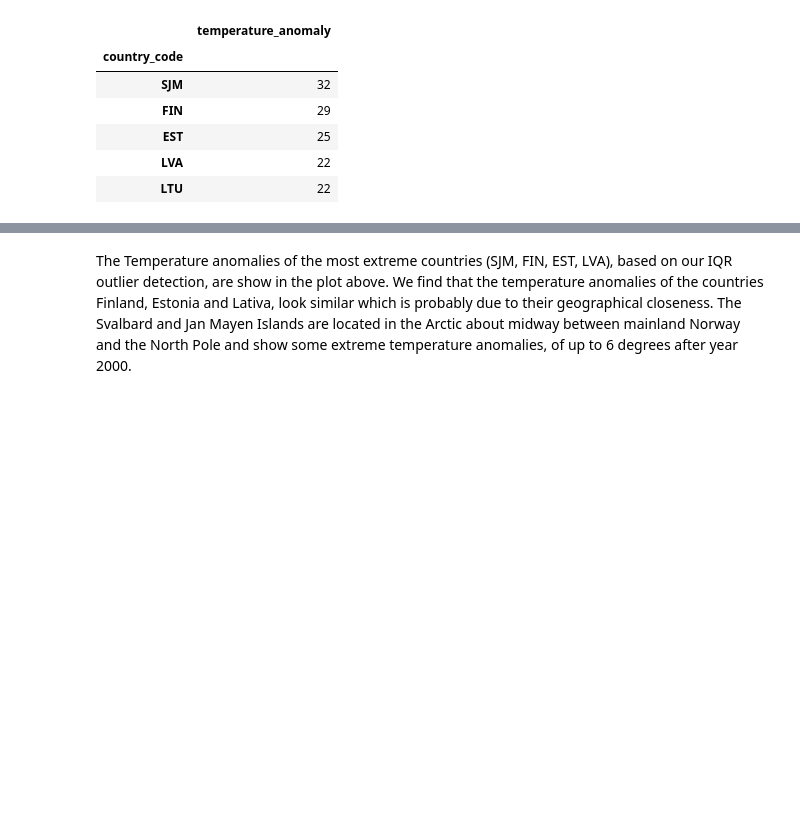
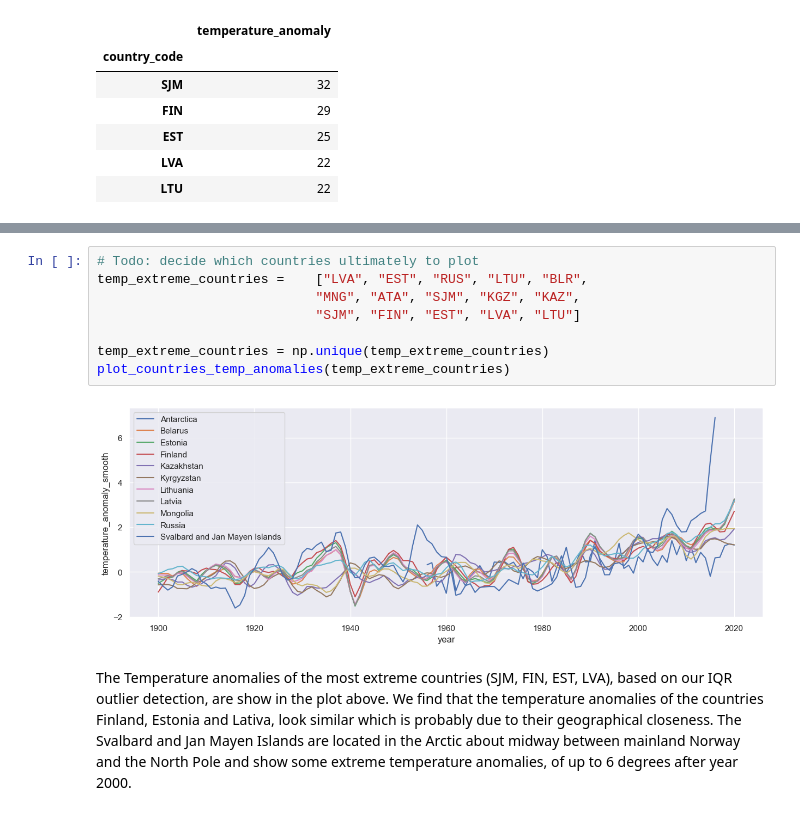
Before and after one commit to lukiwieser/natural-disasters-and-climate-change, a Jupyter notebook: temp-analysis.ipynb, the cells around one changed output, grey strips where cells are left out. Saved outputs shown, nothing was run; the diff lists cells and outputs as text; blank space fills up the shorter version.

```diff
--- a/temp-analysis.ipynb
+++ b/temp-analysis.ipynb
@@ -220,3 +205,13 @@ plot_countries_temp_anomalies(temp_extreme_countries)
+# %%
+# Todo: decide which countries ultimately to plot
+temp_extreme_countries =    ["LVA", "EST", "RUS", "LTU", "BLR",
+                            "MNG", "ATA", "SJM", "KGZ", "KAZ",
+                            "SJM", "FIN", "EST", "LVA", "LTU"]
+
+temp_extreme_countries = np.unique(temp_extreme_countries)
+plot_countries_temp_anomalies(temp_extreme_countries)
+# %% [output]
+[figure, added]
 # %% [markdown]
 The Temperature anomalies of the most extreme countries (SJM, FIN, EST, LVA), based on our IQR outlier detection, are show in the plot above. We find that the temperature anomalies of the countries Finland, Estonia and Lativa, look similar which is probably due to their geographical closeness. The Svalbard and Jan Mayen Islands are located in the Arctic about midway between mainland Norway and the North Pole and show some extreme temperature anomalies, of up to 6 degrees after year 2000.
 # %% [markdown]
```
Also changed, not shown: parts of 24 cells of this notebook.
